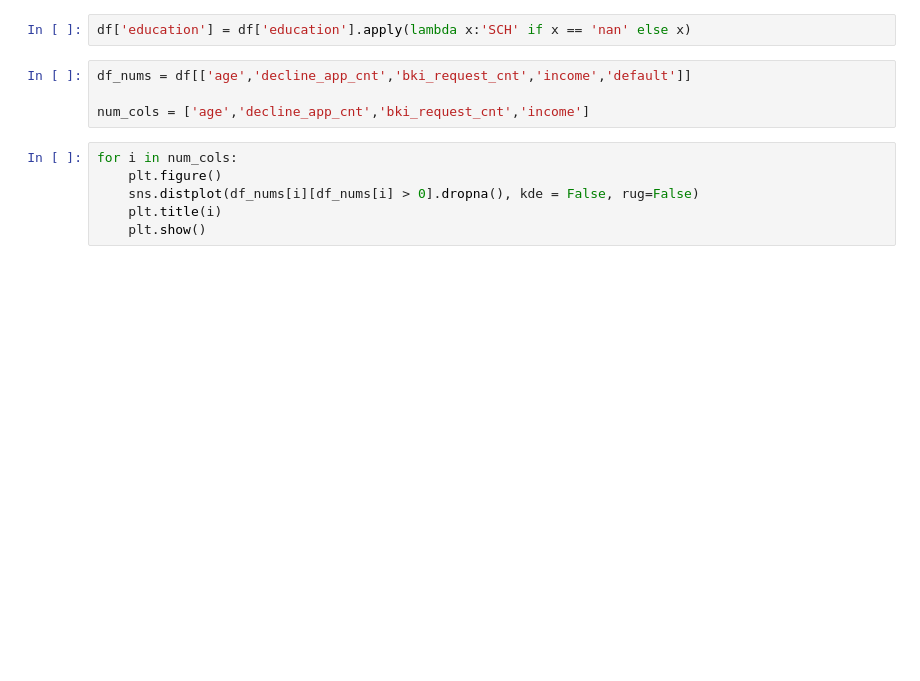
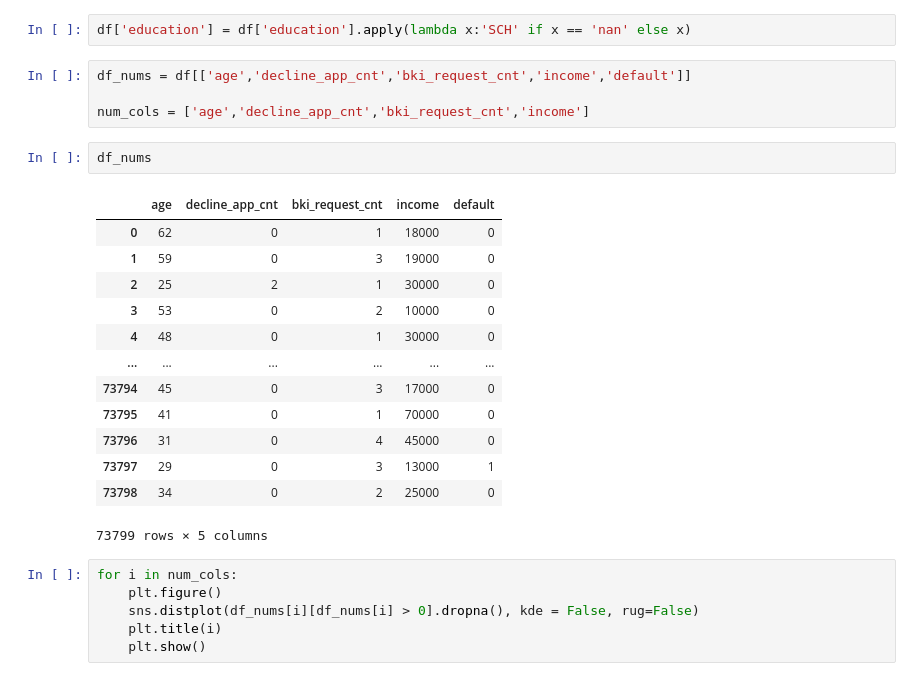
Before and after one commit to vetak8/skillfactory, a Jupyter notebook: module_5/module_5_draft.ipynb, the cells around one changed output. Saved outputs shown, nothing was run; the diff lists cells and outputs as text; blank space fills up the shorter version.

```diff
--- a/module_5/module_5_draft.ipynb
+++ b/module_5/module_5_draft.ipynb
@@ -122,6 +135,22 @@ df['education'] = df['education'].apply(lambda x:'SCH' if x == 'nan' else x)
 df_nums = df[['age','decline_app_cnt','bki_request_cnt','income','default']]
 
 num_cols = ['age','decline_app_cnt','bki_request_cnt','income']
+# %%
+df_nums
+# %% [output]
+|  | age | decline_app_cnt | bki_request_cnt | income | default |
+| 0 | 62 | 0 | 1 | 18000 | 0 |
+| 1 | 59 | 0 | 3 | 19000 | 0 |
+| 2 | 25 | 2 | 1 | 30000 | 0 |
+| 3 | 53 | 0 | 2 | 10000 | 0 |
+| 4 | 48 | 0 | 1 | 30000 | 0 |
+| ... | ... | ... | ... | ... | ... |
+| 73794 | 45 | 0 | 3 | 17000 | 0 |
+| 73795 | 41 | 0 | 1 | 70000 | 0 |
+| 73796 | 31 | 0 | 4 | 45000 | 0 |
+| 73797 | 29 | 0 | 3 | 13000 | 1 |
+| 73798 | 34 | 0 | 2 | 25000 | 0 |
+73799 rows × 5 columns
 # %%
 for i in num_cols:
     plt.figure()
```
Also changed, not shown: parts of 4 cells of this notebook, 4 other files.
